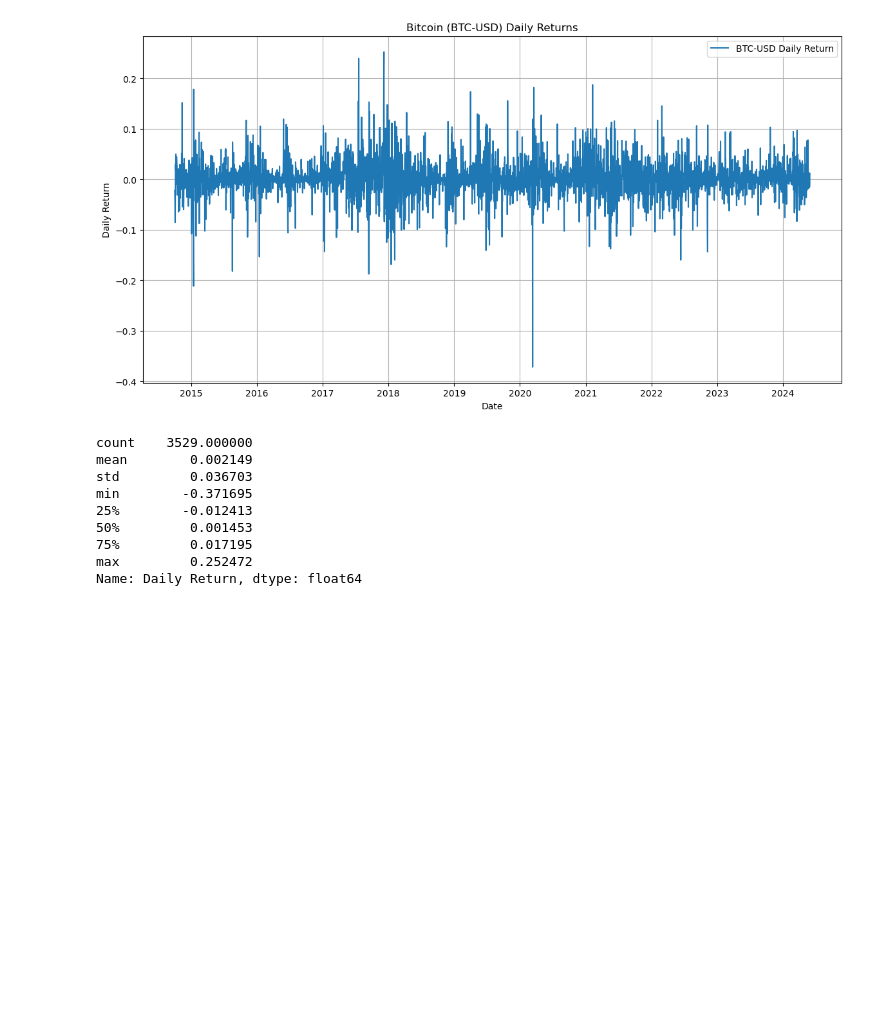
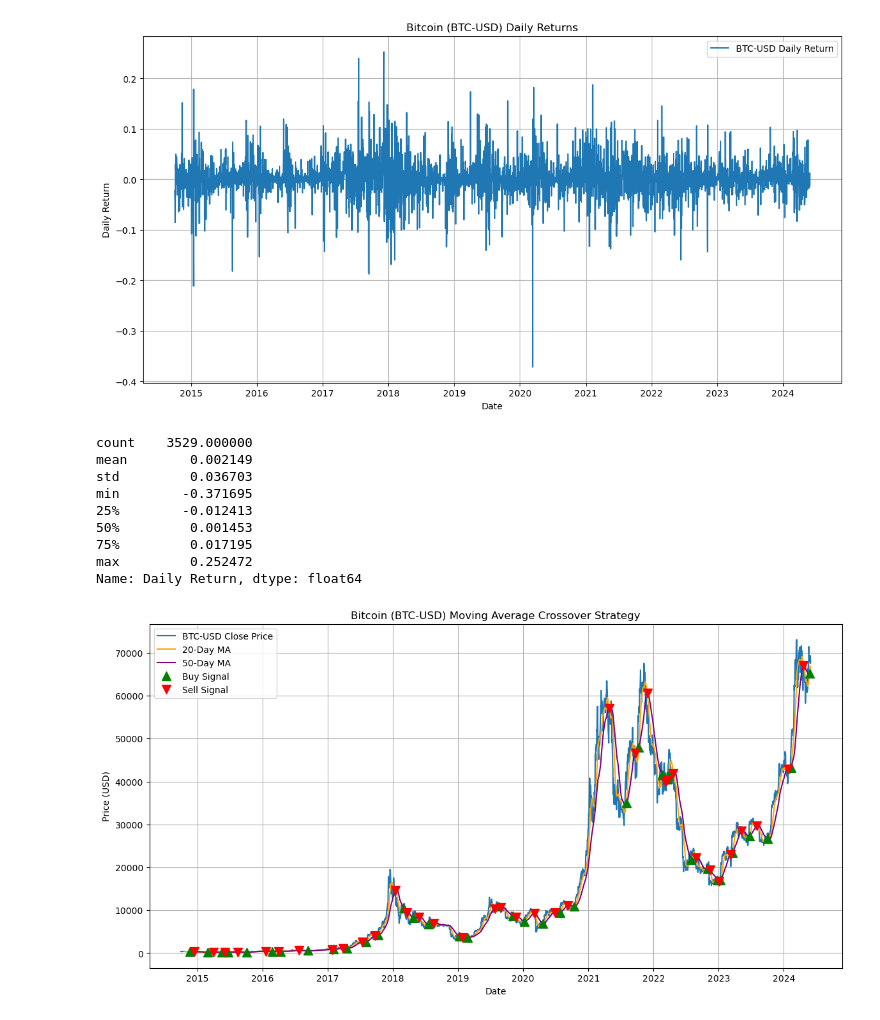
Before and after one commit to khan-asim-88/Comparative-Analysis-of-Time-Series-Forecasting-Models-for-Cryptocurrency-Price-Prediction, a Jupyter notebook: Code.ipynb, the cells around one changed output. Cells and saved outputs as stored; diff of their text form; code cells hidden in the pictures; blank space fills up the shorter version.

```diff
--- a/Code.ipynb
+++ b/Code.ipynb
@@ -210,3 +210,34 @@ min        -0.371695
 75%         0.017195
 max         0.252472
 Name: Daily Return, dtype: float64
+# %%
+btc_data['Short MA'] = btc_data['Close'].rolling(window=20).mean()
+btc_data['Long MA'] = btc_data['Close'].rolling(window=50).mean()
+
+# Buy signal: when Short MA crosses above Long MA
+btc_data['Signal'] = 0.0
+btc_data['Signal'][20:] = np.where(btc_data['Short MA'][20:] > btc_data['Long MA'][20:], 1.0, 0.0)
+btc_data['Position'] = btc_data['Signal'].diff()
+
+# Plot the strategy
+plt.figure(figsize=(14, 7))
+plt.plot(btc_data['Close'], label='BTC-USD Close Price')
+plt.plot(btc_data['Short MA'], label='20-Day MA', color='orange')
+plt.plot(btc_data['Long MA'], label='50-Day MA', color='purple')
+
+plt.plot(btc_data[btc_data['Position'] == 1].index,
+         btc_data['Short MA'][btc_data['Position'] == 1],
+         '^', markersize=10, color='g', lw=0, label='Buy Signal')
+
+plt.plot(btc_data[btc_data['Position'] == -1].index,
+         btc_data['Short MA'][btc_data['Position'] == -1],
+         'v', markersize=10, color='r', lw=0, label='Sell Signal')
+
+plt.title('Bitcoin (BTC-USD) Moving Average Crossover Strategy')
+plt.xlabel('Date')
+plt.ylabel('Price (USD)')
+plt.legend()
+plt.grid()
+plt.show()
+# %% [output]
+[figure, added]
```
Also changed, not shown: parts of 2 cells of this notebook.
